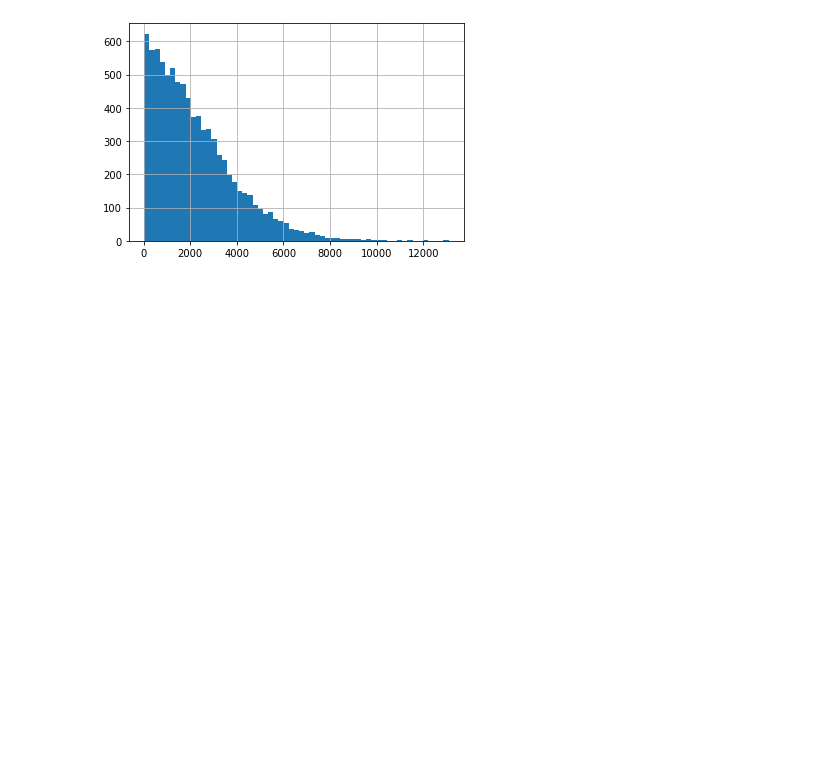
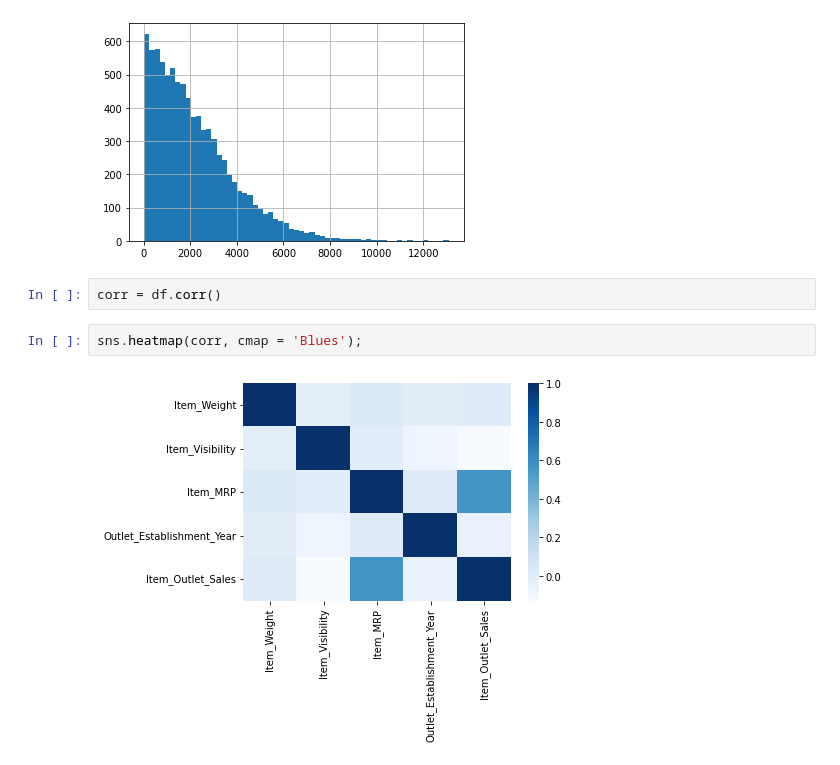
Before and after one commit to michaelengh/ProjectOne, a Jupyter notebook: 08___Project1Part3.ipynb, the cells around one changed output. Cells and saved outputs as stored; diff of their text form; blank space fills up the shorter version.

```diff
--- a/08___Project1Part3.ipynb
+++ b/08___Project1Part3.ipynb
@@ -223,3 +237,9 @@ df['Item_Outlet_Sales'].hist(bins='auto')
 # %% [output]
 <matplotlib.axes._subplots.AxesSubplot at 0x...>
 [figure]
+# %%
+corr = df.corr()
+# %%
+sns.heatmap(corr, cmap = 'Blues');
+# %% [output]
+[figure, added]
```
Also changed, not shown: parts of 1 cell of this notebook.
